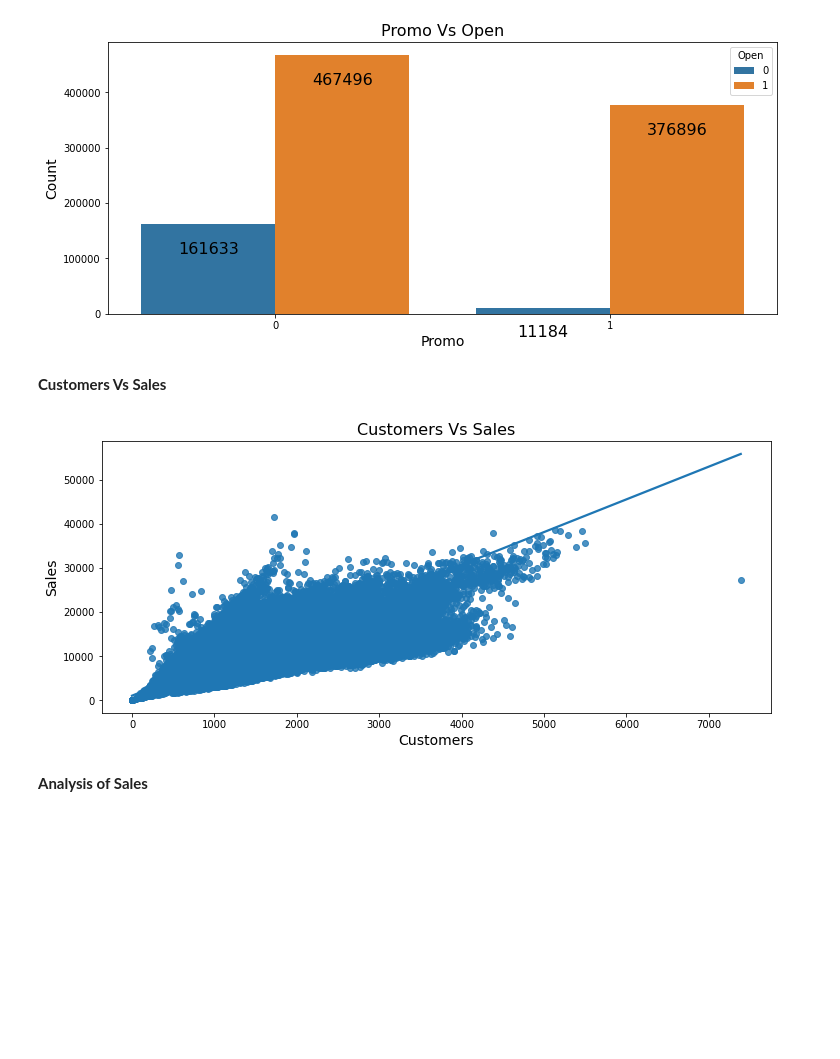
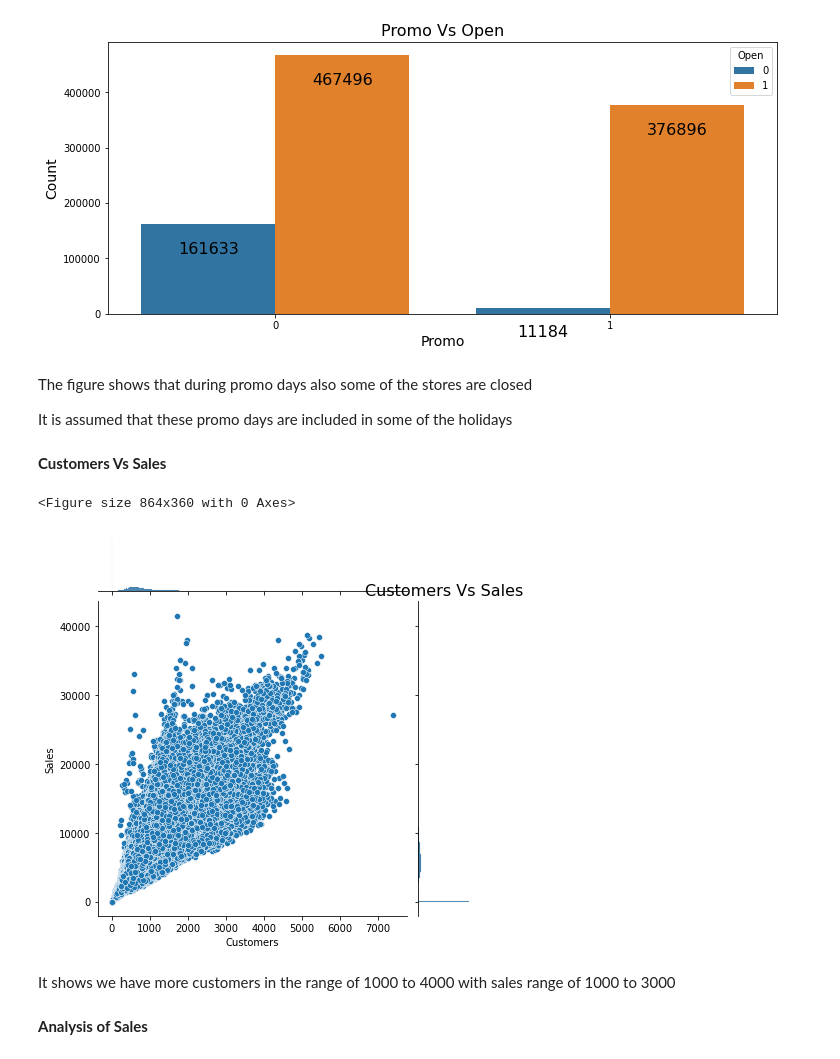
Before and after one commit to Narayan718/Rossmann_stores, a Jupyter notebook: Rossmann.ipynb, the cells around one changed output. Drawn from its saved outputs; the diff is of its cells as text; code cells hidden in the pictures; blank space fills up the shorter version.

```diff
--- a/Rossmann.ipynb
+++ b/Rossmann.ipynb
@@ -236,17 +253,25 @@ for p in ax.patches:
 plt.show()
 # %% [output]
 [figure]
+# %% [markdown]
+The figure shows that during promo days also some of the stores are closed
+
+It is assumed that these promo days are included in some of the holidays
 # %% [markdown]
 **Customers Vs Sales**
 # %%
+#jointplot of customers and sales of stores
 plt.figure(figsize=(12,5))
-sns.regplot(x='Customers', y='Sales', data=sales_df)
+sns.jointplot(x='Customers', y='Sales', data=sales_df)
 plt.title('Customers Vs Sales', size=16)
 plt.xlabel('Customers', size=14)
 plt.ylabel('Sales', size=14)
 plt.show()
 # %% [output]
+<Figure size 864x360 with 0 Axes>
-[figure, old version]
+[figure, new version]
+# %% [markdown]
+It shows we have more customers in the range of 1000 to 4000 with sales range of 1000 to 3000
 # %% [markdown]
 **Analysis of Sales**
 # %%
```
Also changed, not shown: parts of 75 cells of this notebook.
